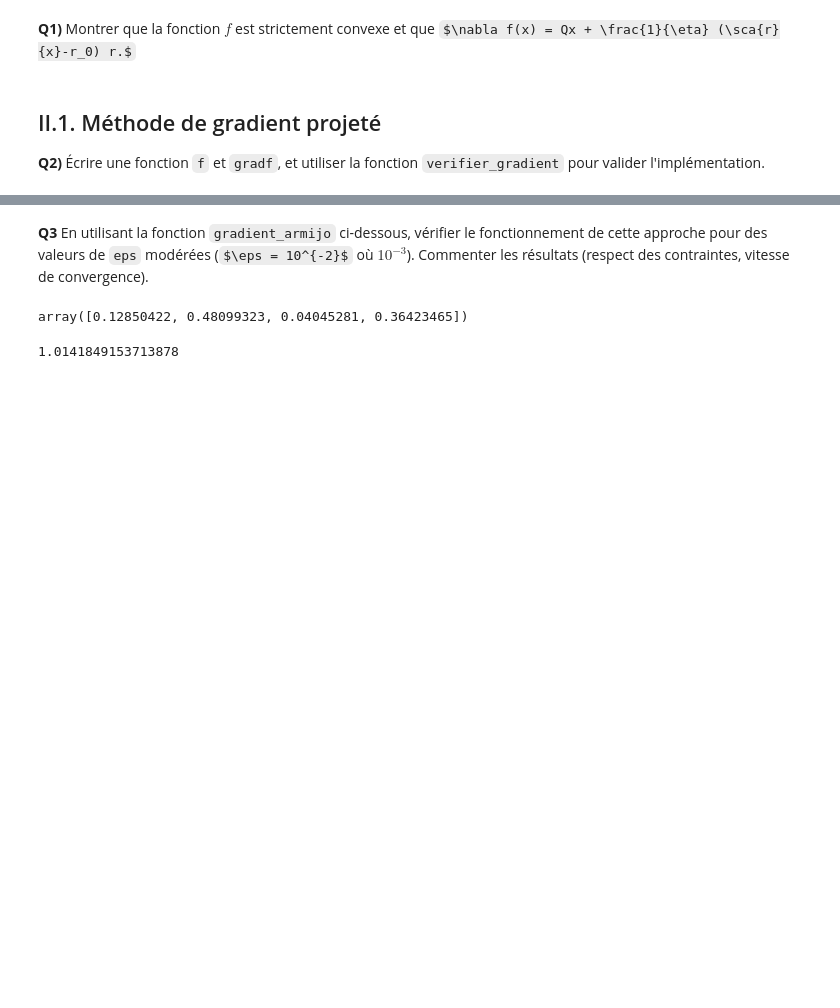
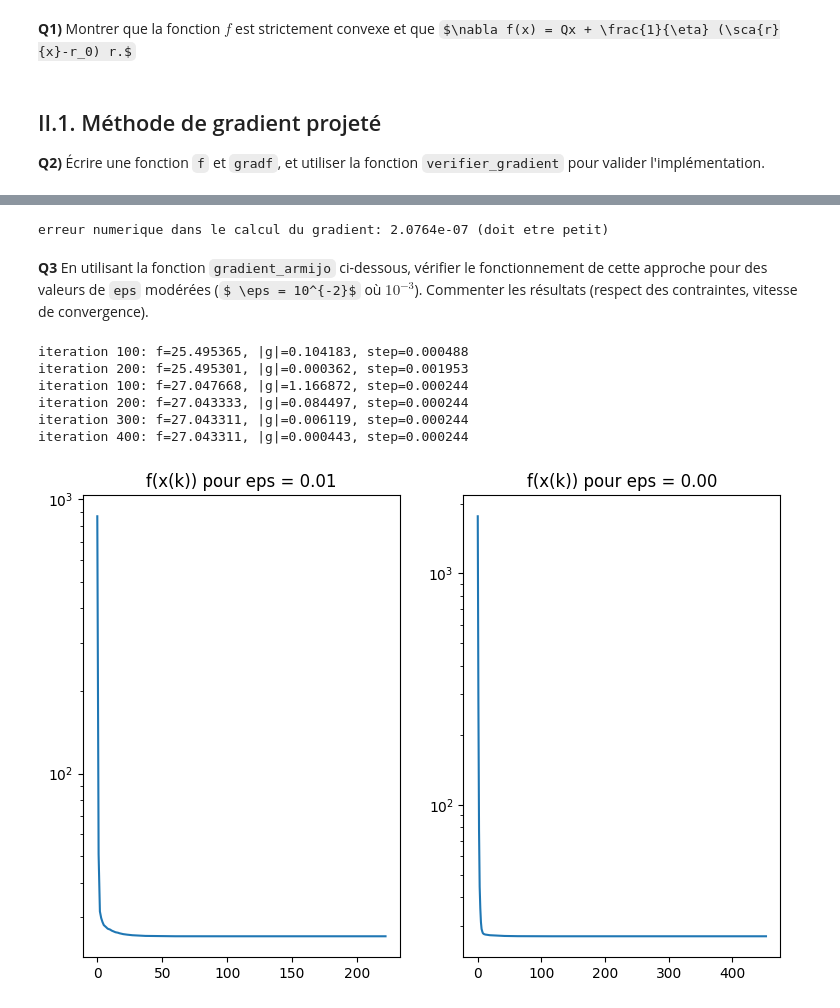
Before and after one commit to aboissie/Algorithms-for-Optimization-, a Jupyter notebook: TP3/tp3bis-sujet.ipynb, the cells around one changed output, grey strips where cells are left out. Drawn from its saved outputs; the diff is of its cells as text; code cells hidden in the pictures; some formulas as TeX source; blank space fills up the shorter version.

```diff
--- a/TP3/tp3bis-sujet.ipynb
+++ b/TP3/tp3bis-sujet.ipynb
@@ -157,36 +204,57 @@ verifier_gradient(feps,gradfeps,10*(np.random.rand(len(r))-.5))
+# %%
+eps = 1e-3
+
+feps = lambda x: f(x) + 1/ eps * sum(np.maximum(-x, 0)**2) + 1/eps*(sum(x) - 1)**2
+gradfeps = lambda x: gradf(x) - 2/ eps * np.maximum(-x, 0) + 2/eps*(sum(x) - 1)
+
+verifier_gradient(feps,gradfeps,10*(np.random.rand(len(r))-.5))
+# %% [output]
+erreur numerique dans le calcul du gradient: 2.0764e-07 (doit etre petit)
 # %% [markdown]
-**Q3** En utilisant la fonction `gradient_armijo` ci-dessous, vérifier le fonctionnement de cette approche pour des valeurs de `eps` modérées ($\eps = 10^{-2}$ où $10^{-3}$). Commenter les résultats (respect des contraintes, vitesse de convergence).
+**Q3** En utilisant la fonction `gradient_armijo` ci-dessous, vérifier le fonctionnement de cette approche pour des valeurs de `eps` modérées ($ \eps = 10^{-2}$ où $10^{-3} $). Commenter les résultats (respect des contraintes, vitesse de convergence).
 # %%
 def gradient_armijo(f,gradf,x0,err=1e-5,maxiter=20000):
     x = x0.copy()
     fiter = []
     giter = []
     k = 0 # nombre d'itérations
     while(True):
         k = k+1
         if k > maxiter: # maximum de 10^6 itérations
             print('erreur: nombre maximum d\'itérations atteint')
             break
         d = -gradf(x)
         fiter.append(f(x))
         giter.append(np.linalg.norm(d))
         if np.linalg.norm(d) <= err:
             break
         t = 1
         m = -np.dot(d,d)
         while f(x+t*d) > f(x) + 0.3*t*m:
             t = 0.5*t
         if k%100==0: # on affiche des informations toute les 100 itérations
             print('iteration %d: f=%f, |g|=%f, step=%f' % (k, f(x), np.linalg.norm(d),t))
         x = x + t*d
     return x,np.array(fiter),np.array(giter)
 
-# <completer>
+
+x0 = np.zeros(N)
+for i, eps in enumerate([0.01, 0.001]):
+    feps = lambda x: f(x) + 1/ eps * sum(np.maximum(-x, 0)**2) + 1/eps*(sum(x) - 1)**2
+    gradfeps = lambda x: gradf(x) - 2/ eps * np.maximum(-x, 0) + 2/eps*(sum(x) - 1)
+
+    x, fiter, giter = gradient_armijo(feps, gradfeps, x0, err = 1e-4)
+
+    plt.subplot(1, 2, i + 1)
+    plt.semilogy(fiter)
+    plt.title(f"f(x(k)) pour eps = {eps:.2f}")
+
+plt.show()
+# %% [output]
+iteration 100: f=25.495365, |g|=0.104183, step=0.000488
+iteration 200: f=25.495301, |g|=0.000362, step=0.001953
+iteration 100: f=27.047668, |g|=1.166872, step=0.000244
+iteration 200: f=27.043333, |g|=0.084497, step=0.000244
+iteration 300: f=27.043311, |g|=0.006119, step=0.000244
+iteration 400: f=27.043311, |g|=0.000443, step=0.000244
+[figure, added]
-# %%
-x
-# %% [output]
-array([0.12850422, 0.48099323, 0.04045281, 0.36423465])
-# %%
-np.sum(x)
-# %% [output]
-1.0141849153713878
```
Also changed, not shown: parts of 12 cells of this notebook, 6 other files.
